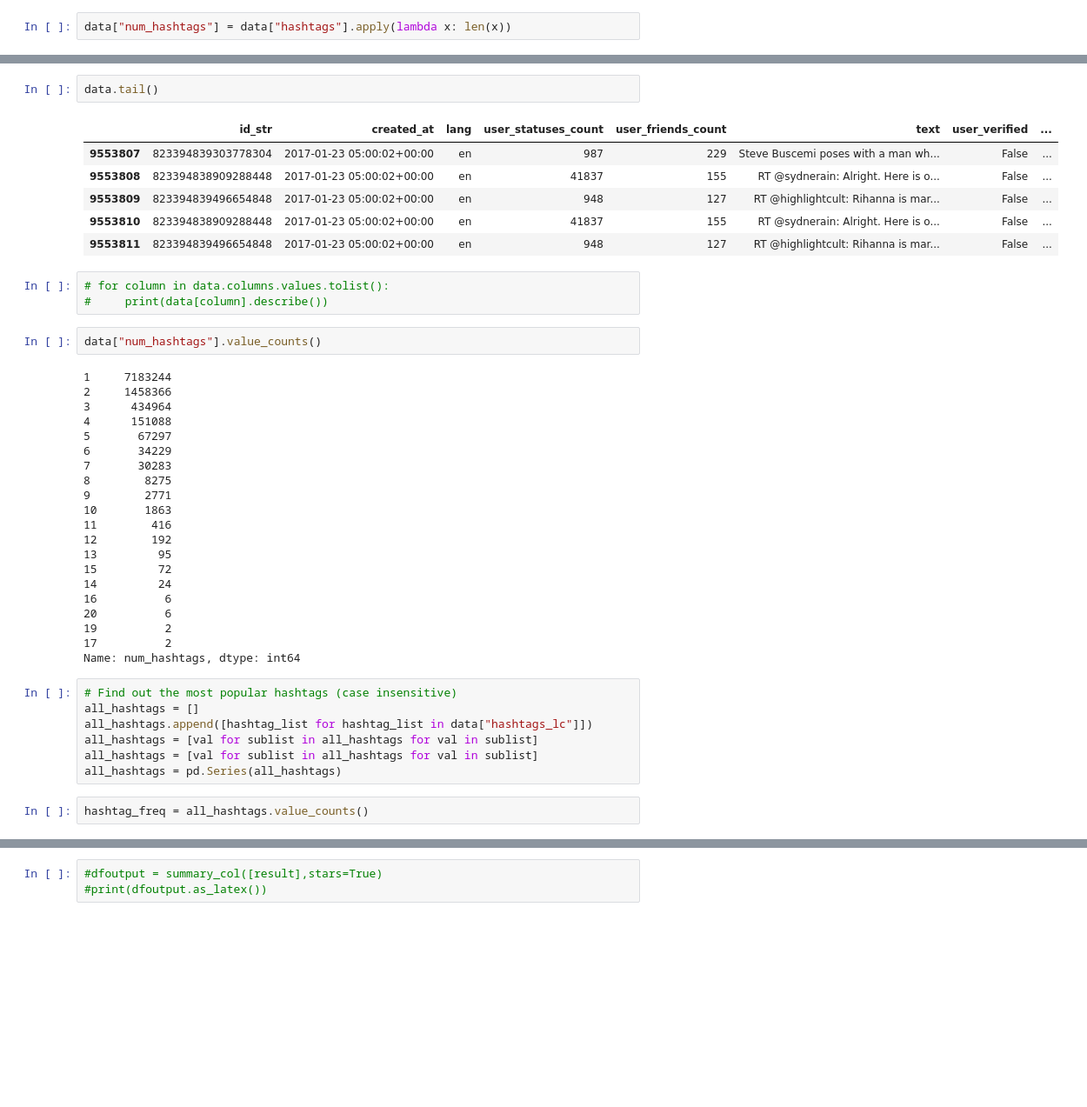
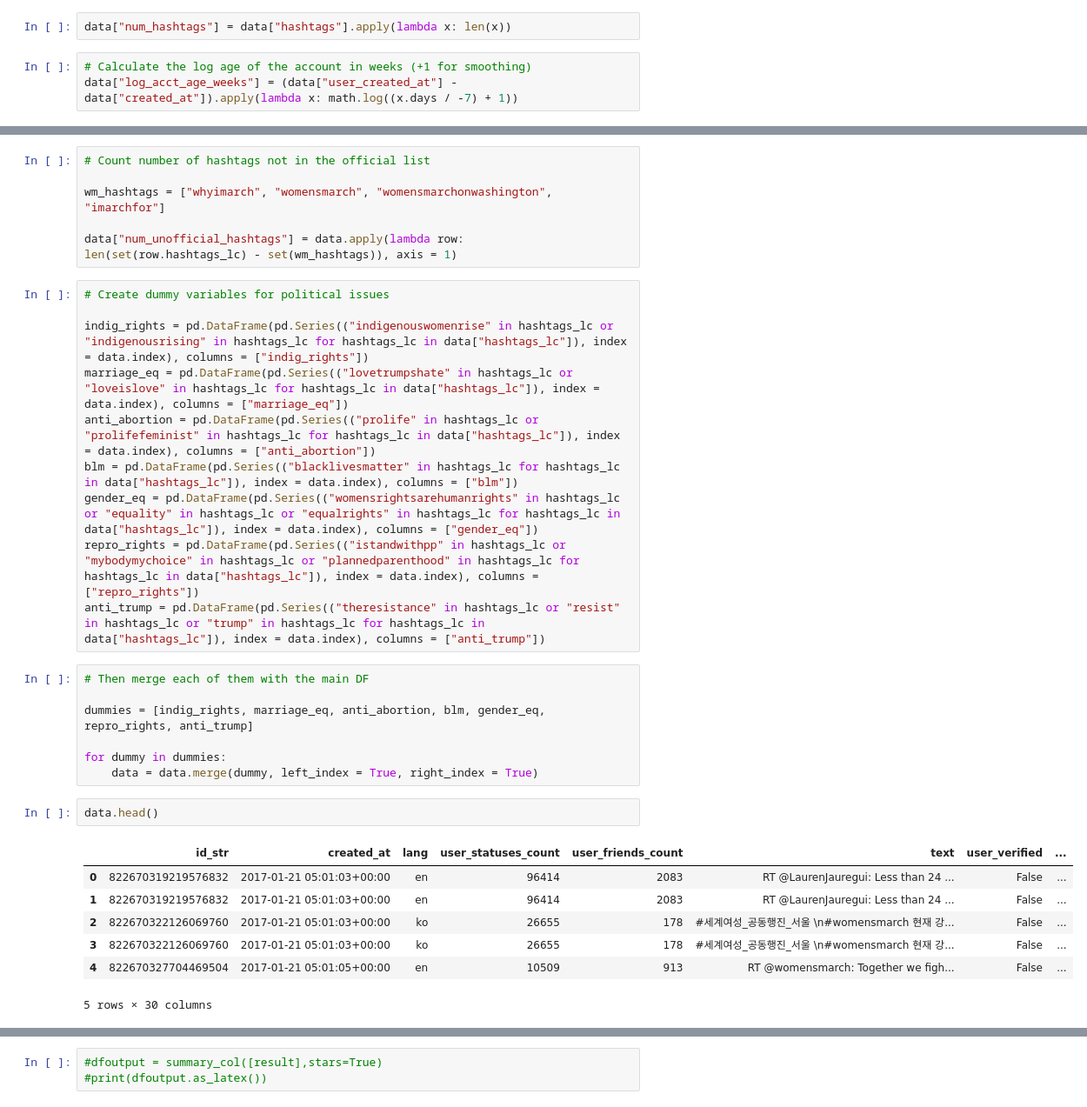
Before and after one commit to leslie-huang/jupyter-notebooks, a Jupyter notebook: Network analysis final.ipynb, the cells around one changed output, grey strips where cells are left out. Shown: that part at 87% size. Cells and saved outputs as stored; diff of their text form; blank space fills up the shorter version.

```diff
--- a/Network analysis final.ipynb
+++ b/Network analysis final.ipynb
@@ -47,3 +48,6 @@ data["hashtags_lc"] = data["hashtags"].apply(lambda hashtaglist: [tag.lower() fo
 # %%
 data["num_hashtags"] = data["hashtags"].apply(lambda x: len(x))
+# %%
+# Calculate the log age of the account in weeks (+1 for smoothing)
+data["log_acct_age_weeks"] = (data["user_created_at"] - data["created_at"]).apply(lambda x: math.log((x.days / -7) + 1))
 # %%
@@ -89,44 +69,33 @@ print(data.columns.values)
+# %%
+# Count number of hashtags not in the official list
+
+wm_hashtags = ["whyimarch", "womensmarch", "womensmarchonwashington", "imarchfor"]
+
+data["num_unofficial_hashtags"] = data.apply(lambda row: len(set(row.hashtags_lc) - set(wm_hashtags)), axis = 1)
+# %%
+# Create dummy variables for political issues
+
+indig_rights = pd.DataFrame(pd.Series(("indigenouswomenrise" in hashtags_lc or "indigenousrising" in hashtags_lc for hashtags_lc in data["hashtags_lc"]), index = data.index), columns = ["indig_rights"])
+marriage_eq = pd.DataFrame(pd.Series(("lovetrumpshate" in hashtags_lc or "loveislove" in hashtags_lc for hashtags_lc in data["hashtags_lc"]), index = data.index), columns = ["marriage_eq"])
+anti_abortion = pd.DataFrame(pd.Series(("prolife" in hashtags_lc or "prolifefeminist" in hashtags_lc for hashtags_lc in data["hashtags_lc"]), index = data.index), columns = ["anti_abortion"])
+blm = pd.DataFrame(pd.Series(("blacklivesmatter" in hashtags_lc for hashtags_lc in data["hashtags_lc"]), index = data.index), columns = ["blm"])
+gender_eq = pd.DataFrame(pd.Series(("womensrightsarehumanrights" in hashtags_lc or "equality" in hashtags_lc or "equalrights" in hashtags_lc for hashtags_lc in data["hashtags_lc"]), index = data.index), columns = ["gender_eq"])
+repro_rights = pd.DataFrame(pd.Series(("istandwithpp" in hashtags_lc or "mybodymychoice" in hashtags_lc or "plannedparenthood" in hashtags_lc for hashtags_lc in data["hashtags_lc"]), index = data.index), columns = ["repro_rights"])
+anti_trump = pd.DataFrame(pd.Series(("theresistance" in hashtags_lc or "resist" in hashtags_lc or "trump" in hashtags_lc for hashtags_lc in data["hashtags_lc"]), index = data.index), columns = ["anti_trump"])
+# %%
+# Then merge each of them with the main DF
+
+dummies = [indig_rights, marriage_eq, anti_abortion, blm, gender_eq, repro_rights, anti_trump]
+
+for dummy in dummies:
+    data = data.merge(dummy, left_index = True, right_index = True)
 # %%
-data.tail()
+data.head()
 # %% [output]
 |  | id_str | created_at | lang | user_statuses_count | user_friends_count | text | user_verified | ... |
-| 9553807 | 823394839303778304 | 2017-01-23 05:00:02+00:00 | en | 987 | 229 | Steve Buscemi poses with a man wh... | False | ... |
-| 9553808 | 823394838909288448 | 2017-01-23 05:00:02+00:00 | en | 41837 | 155 | RT @sydnerain: Alright. Here is o... | False | ... |
-| 9553809 | 823394839496654848 | 2017-01-23 05:00:02+00:00 | en | 948 | 127 | RT @highlightcult: Rihanna is mar... | False | ... |
-| 9553810 | 823394838909288448 | 2017-01-23 05:00:02+00:00 | en | 41837 | 155 | RT @sydnerain: Alright. Here is o... | False | ... |
-| 9553811 | 823394839496654848 | 2017-01-23 05:00:02+00:00 | en | 948 | 127 | RT @highlightcult: Rihanna is mar... | False | ... |
+| 0 | 822670319219576832 | 2017-01-21 05:01:03+00:00 | en | 96414 | 2083 | RT @LaurenJauregui: Less than 24 ... | False | ... |
+| 1 | 822670319219576832 | 2017-01-21 05:01:03+00:00 | en | 96414 | 2083 | RT @LaurenJauregui: Less than 24 ... | False | ... |
+| 2 | 822670322126069760 | 2017-01-21 05:01:03+00:00 | ko | 26655 | 178 | #세계여성_공동행진_서울 \n#womensmarch 현재 강... | False | ... |
+| 3 | 822670322126069760 | 2017-01-21 05:01:03+00:00 | ko | 26655 | 178 | #세계여성_공동행진_서울 \n#womensmarch 현재 강... | False | ... |
+| 4 | 822670327704469504 | 2017-01-21 05:01:05+00:00 | en | 10509 | 913 | RT @womensmarch: Together we figh... | False | ... |
+5 rows × 30 columns
-# %%
-# for column in data.columns.values.tolist():
-#     print(data[column].describe())
-# %%
-data["num_hashtags"].value_counts()
-# %% [output]
-1     7183244
-2     1458366
-3      434964
-4      151088
-5       67297
-6       34229
-7       30283
-8        8275
-9        2771
-10       1863
-11        416
-12        192
-13         95
-15         72
-14         24
-16          6
-20          6
-19          2
-17          2
-Name: num_hashtags, dtype: int64
-# %%
-# Find out the most popular hashtags (case insensitive)
-all_hashtags = []
-all_hashtags.append([hashtag_list for hashtag_list in data["hashtags_lc"]])
-all_hashtags = [val for sublist in all_hashtags for val in sublist]
-all_hashtags = [val for sublist in all_hashtags for val in sublist]
-all_hashtags = pd.Series(all_hashtags)
-# %%
-hashtag_freq = all_hashtags.value_counts()
```
Also changed, not shown: parts of 26 cells of this notebook.
